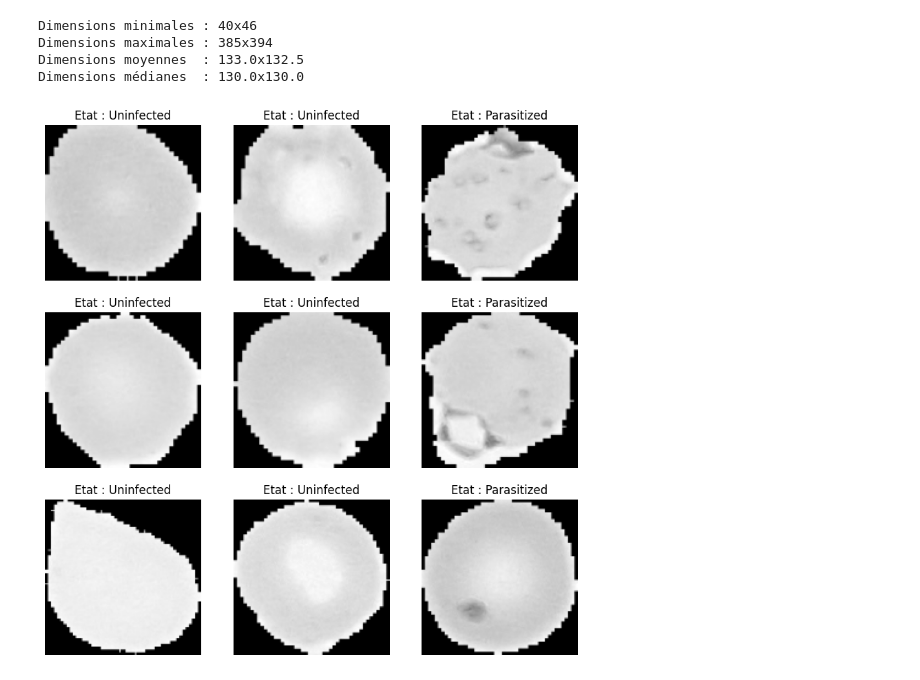
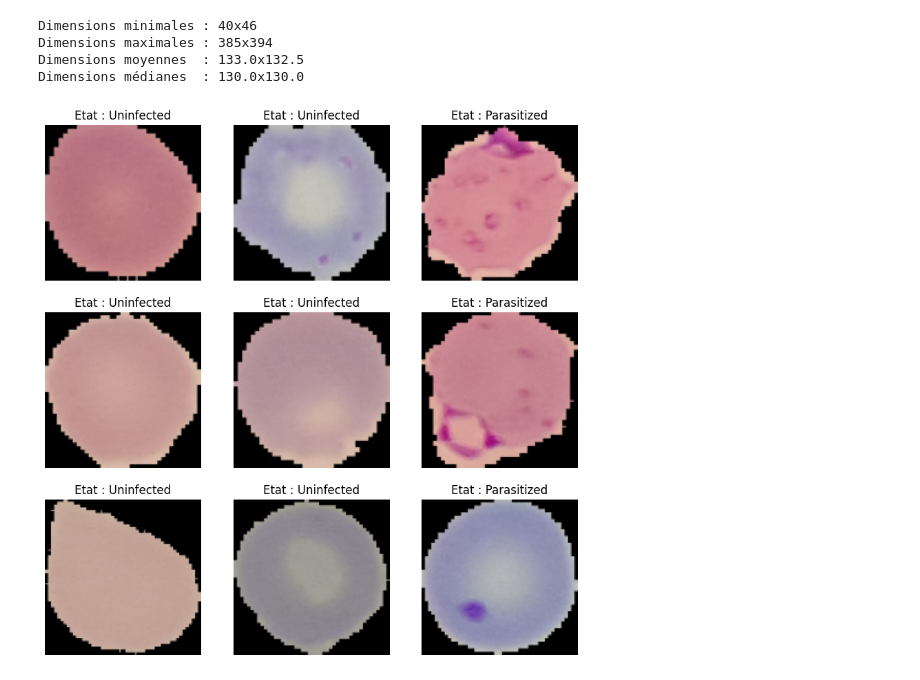
Before and after one commit to TheSmartisen/paludisme-prediction, a Jupyter notebook: draft.ipynb, the cells around one changed output. Cells and saved outputs as stored; diff of their text form; code cells hidden in the pictures.

```diff
--- a/draft.ipynb
+++ b/draft.ipynb
@@ -12,6 +14,6 @@ IMG_SIZE_GREY = (128, 128, 1)
 # %%
 # Charger le jeu de données Malaria
-dataset, info = tfds.load('malaria', split='train', with_info=True, as_supervised=True)
+dataset, info = tfds.load('malaria',  with_info=True, as_supervised=True)
 # %%
 info
 # %% [output]
@@ -37,7 +39,7 @@ tfds.core.DatasetInfo(
 dimensions = []
 
 # Parcourir le dataset pour collecter les tailles
-for image, label in dataset.take(-1):  # Prend toutes les images du dataset
+for image, label in dataset["train"].take(-1):  # Prend toutes les images du dataset
     dimensions.append(image.shape[:2])  # (hauteur, largeur)
 
 # Convertir en numpy array pour faciliter les calculs
@@ -64,8 +69,8 @@ def load_dataset(dataset, image_size=IMG_SIZE):
     image_size_tensor = tf.constant(image_size, dtype=tf.int32)
 
     # Diviser le jeu de données en ensembles d'entraînement et de test
-    train_dataset = dataset.take(int(info.splits['train'].num_examples * 0.8))
-    test_dataset = dataset.skip(int(info.splits['train'].num_examples * 0.8))
+    train_dataset = dataset['train'].take(int(info.splits['train'].num_examples * 0.8))
+    test_dataset = dataset['train'].skip(int(info.splits['train'].num_examples * 0.8))
 
     # Convertir les ensembles en listes de numpy arrays
     X_train, y_train = [], []
@@ -95,14 +96,14 @@ X_test_grey = X_test_normalized.mean(axis=-1, keepdims=True)    # Idem pour l'en
 # %%
 # Afficher quelques exemples d'images et leurs étiquettes
 plt.figure(figsize=(10, 10))
 for i in range(9):
     plt.subplot(3, 3, i + 1)
-    plt.imshow(X_train_grey[i].squeeze(), cmap="gray" if X_train_grey.shape[-1] == 1 else None)
+    plt.imshow(X_train_normalized[i].squeeze(), cmap="gray" if X_train_normalized.shape[-1] == 1 else None)
     plt.title(f"Etat : {"Uninfected" if y_train[i] == 1 else "Parasitized"}")
     plt.axis("off")
 plt.show()
 # %% [output]
-[figure, old version]
+[figure, new version]
 # %%
 from tensorflow.keras import Sequential
 from tensorflow.keras.layers import Conv2D, MaxPooling2D, Flatten, Dense, Dropout
```
Also changed, not shown: parts of 17 cells of this notebook, 3 other files.
